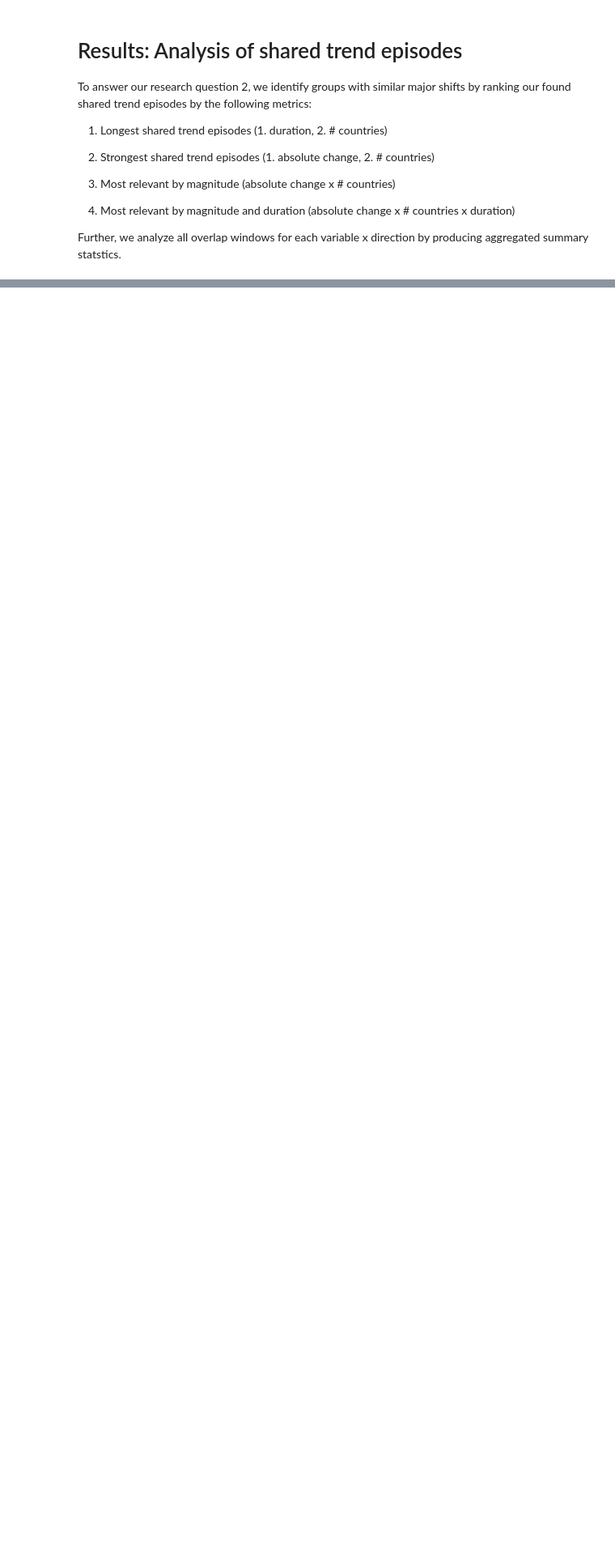
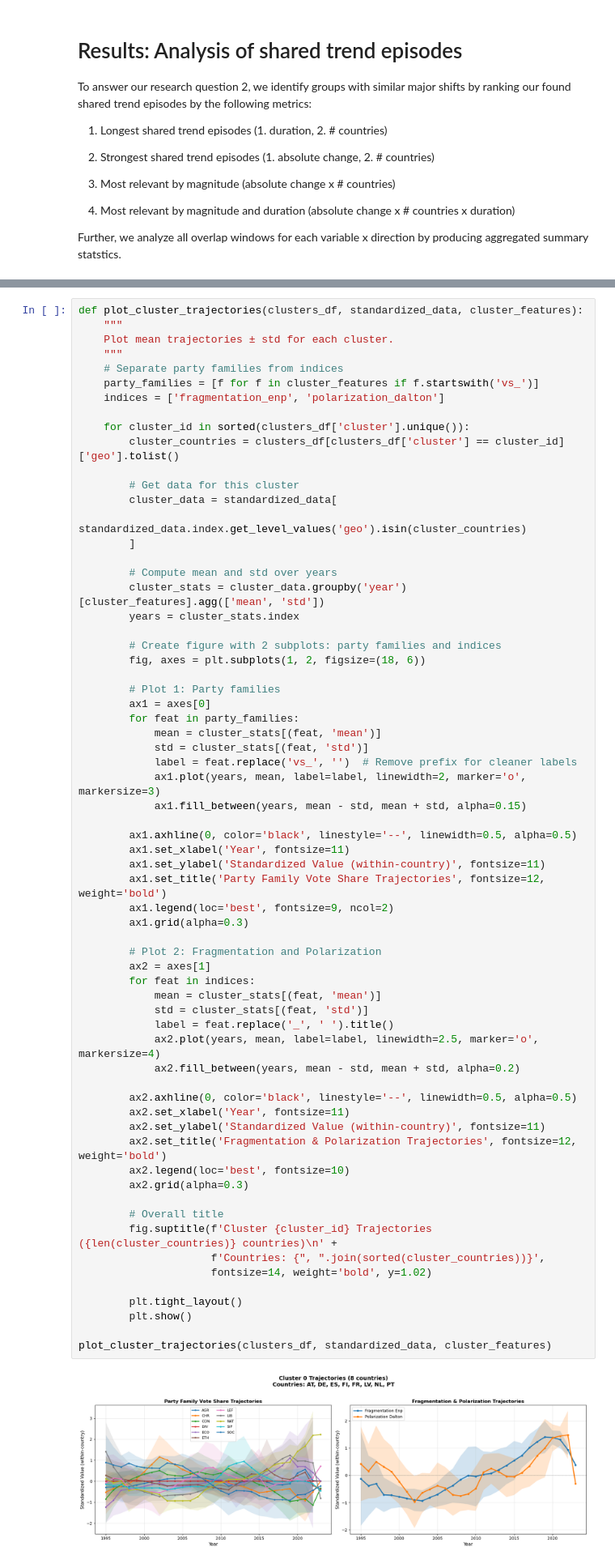
Before and after one commit to StefanSick/exdex_project, a Jupyter notebook: src/Group_20_notebook.ipynb, the cells around one changed output, grey strips where cells are left out. Shown at 81% size. Drawn from its saved outputs; the diff is of its cells as text; blank space fills up the shorter version.

```diff
--- a/src/Group_20_notebook.ipynb
+++ b/src/Group_20_notebook.ipynb
@@ -1918,0 +2759,67 @@ display("5) Variable-level summary", variable_summary)
+# %%
+def plot_cluster_trajectories(clusters_df, standardized_data, cluster_features):
+    """
+    Plot mean trajectories ± std for each cluster.
+    """
+    # Separate party families from indices
+    party_families = [f for f in cluster_features if f.startswith('vs_')]
+    indices = ['fragmentation_enp', 'polarization_dalton']
+
+    for cluster_id in sorted(clusters_df['cluster'].unique()):
+        cluster_countries = clusters_df[clusters_df['cluster'] == cluster_id]['geo'].tolist()
+
+        # Get data for this cluster
+        cluster_data = standardized_data[
+            standardized_data.index.get_level_values('geo').isin(cluster_countries)
+        ]
+
+        # Compute mean and std over years
+        cluster_stats = cluster_data.groupby('year')[cluster_features].agg(['mean', 'std'])
+        years = cluster_stats.index
+
+        # Create figure with 2 subplots: party families and indices
+        fig, axes = plt.subplots(1, 2, figsize=(18, 6))
+
+        # Plot 1: Party families
+        ax1 = axes[0]
+        for feat in party_families:
+            mean = cluster_stats[(feat, 'mean')]
+            std = cluster_stats[(feat, 'std')]
+            label = feat.replace('vs_', '')  # Remove prefix for cleaner labels
+            ax1.plot(years, mean, label=label, linewidth=2, marker='o', markersize=3)
+            ax1.fill_between(years, mean - std, mean + std, alpha=0.15)
+
+        ax1.axhline(0, color='black', linestyle='--', linewidth=0.5, alpha=0.5)
+        ax1.set_xlabel('Year', fontsize=11)
+        ax1.set_ylabel('Standardized Value (within-country)', fontsize=11)
+        ax1.set_title('Party Family Vote Share Trajectories', fontsize=12, weight='bold')
+        ax1.legend(loc='best', fontsize=9, ncol=2)
+        ax1.grid(alpha=0.3)
+
+        # Plot 2: Fragmentation and Polarization
+        ax2 = axes[1]
+        for feat in indices:
+            mean = cluster_stats[(feat, 'mean')]
+            std = cluster_stats[(feat, 'std')]
+            label = feat.replace('_', ' ').title()
+            ax2.plot(years, mean, label=label, linewidth=2.5, marker='o', markersize=4)
+            ax2.fill_between(years, mean - std, mean + std, alpha=0.2)
+
+        ax2.axhline(0, color='black', linestyle='--', linewidth=0.5, alpha=0.5)
+        ax2.set_xlabel('Year', fontsize=11)
+        ax2.set_ylabel('Standardized Value (within-country)', fontsize=11)
+        ax2.set_title('Fragmentation & Polarization Trajectories', fontsize=12, weight='bold')
+        ax2.legend(loc='best', fontsize=10)
+        ax2.grid(alpha=0.3)
+
+        # Overall title
+        fig.suptitle(f'Cluster {cluster_id} Trajectories ({len(cluster_countries)} countries)\n' +
+                     f'Countries: {", ".join(sorted(cluster_countries))}',
+                     fontsize=14, weight='bold', y=1.02)
+
+        plt.tight_layout()
+        plt.show()
+
+plot_cluster_trajectories(clusters_df, standardized_data, cluster_features)
+# %% [output]
+[figure, added]
```
Also changed, not shown: parts of 109 cells of this notebook.
